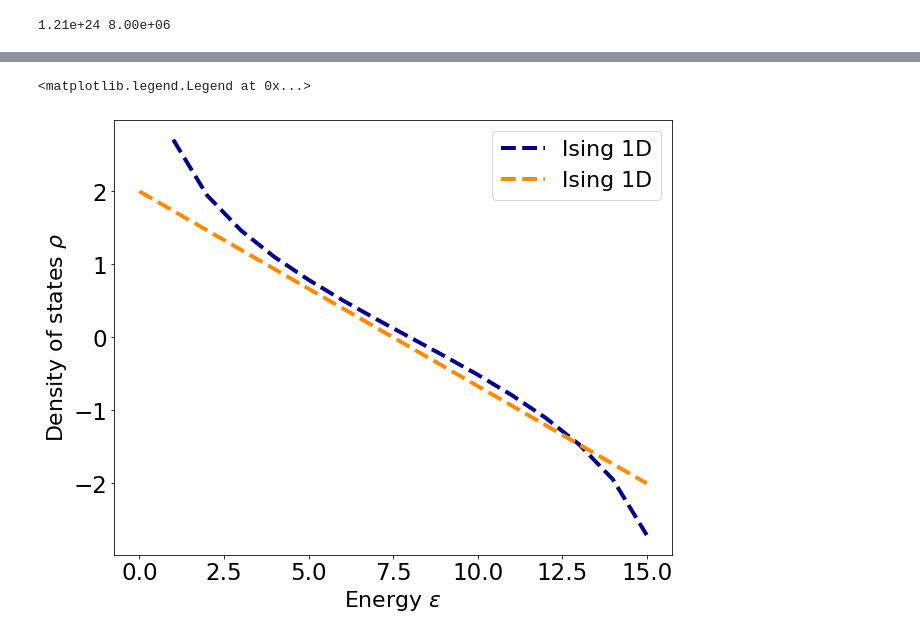
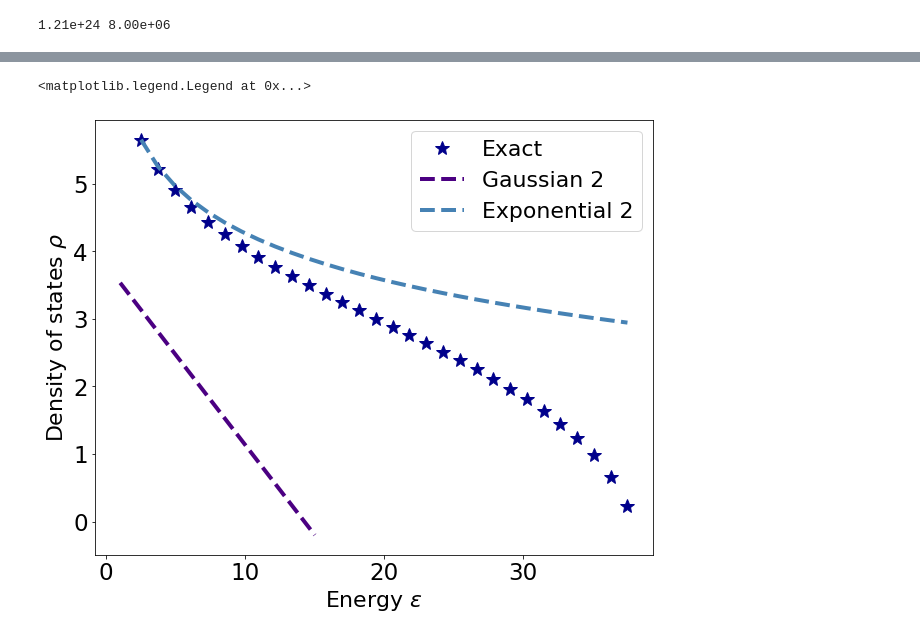
Before and after one commit to rmorantovar/Immune_System, a Jupyter notebook: Jupyter_Notebooks/5_Geometric_exponent.ipynb, the cells around one changed output, grey strips where cells are left out. Saved outputs shown, nothing was run; the diff lists cells and outputs as text; code cells hidden in the pictures.

```diff
--- a/Jupyter_Notebooks/5_Geometric_exponent.ipynb
+++ b/Jupyter_Notebooks/5_Geometric_exponent.ipynb
@@ -34,11 +34,12 @@ print('%.2e'%(2**80),'%.2e'%(len(E)))
 1.21e+24 8.00e+06
 # %%
 fig, ax = plt.subplots(figsize = (10,8))
-L = 15. #Seq. lenght
-d = 2 #Alphabet size
-k = np.arange(L+1);
-ax.plot(k, sc.comb(L, k) , linewidth = 4 , label = 'Ising 1D', color = 'darkblue', linestyle = '--');
-ax.plot(k, (d-1)**k , linewidth = 4 , label = 'Ising 1D', color = 'darkblue', linestyle = '--');
+L = 15 #Seq. lenght
+d = 20 #Alphabet size
+k = np.linspace(1, L, L*2);
+ax.plot(k, sc.comb(L, k) , linewidth = 4 , label = 'combinatorial', color = 'darkblue', linestyle = '--', alpha = .5);
+ax.plot(k, (d-1)**k , linewidth = 4, label = 'exponential' , color = 'darkblue', linestyle = 'dotted', alpha = .5);
+ax.plot(k, sc.comb(L, k)*(d-1)**k , linewidth = 4 , color = 'darkblue', linestyle = '-');
 ax.set_yscale('log');
 ax.set_xlabel('Energy $\epsilon$', fontsize = 22)
 ax.set_ylabel(r'Density of states $\rho$', fontsize = 22)
@@ -73,17 +94,21 @@ ax.legend(loc = 0, fontsize = 22)
 # %%
 fig, ax = plt.subplots(figsize = (10,8))
 
-ax.plot(k, np.log(sc.comb(L, k)*(d-1)**(k)) - np.log(sc.comb(L, (k-1))*(d-1)**(k-1)) , linewidth = 4 , label = 'Ising 1D', color = 'darkblue', linestyle = '--');
+ax.plot(k*2.5, np.log(sc.comb(L, k)*(d-1)**(k)) - np.log(sc.comb(L, (k-1))*(d-1)**(k-1)) , linewidth = 4 , label = 'Exact', color = 'darkblue', linestyle = '', marker = '*', ms = 15);
 
-ax.plot(k, 2-(4*k)/(L), linewidth = 4 , label = 'Ising 1D', color = 'darkorange', linestyle = '--');
+#ax.plot(k, (d - (k*d**2)/(L*(d-1))), linewidth = 4 , label = 'Gaussian', color = 'darkorange', linestyle = '--');
+ax.plot(k, (4*((d-1)/d) - (4*k)/(L)), linewidth = 4 , label = 'Gaussian 2', color = 'indigo', linestyle = '--');
+
+
+ax.plot(k*2.5, np.ones_like(k)*np.log((L/k)*(d-1)), linewidth = 4 , label = 'Exponential 2', color = 'steelblue', linestyle = '--');
 
 
 #ax.set_ylim(bottom = 0);
 #ax.set_xlim(left = 0, right = 15);
 ax.set_xlabel('Energy $\epsilon$', fontsize = 22)
 ax.set_ylabel(r'Density of states $\rho$', fontsize = 22)
 ax.tick_params(labelsize = 23)
 ax.legend(loc = 0, fontsize = 22)
 # %% [output]
 <matplotlib.legend.Legend at 0x...>
-[figure, old version]
+[figure, new version]
```
Also changed, not shown: parts of 5 cells of this notebook.
